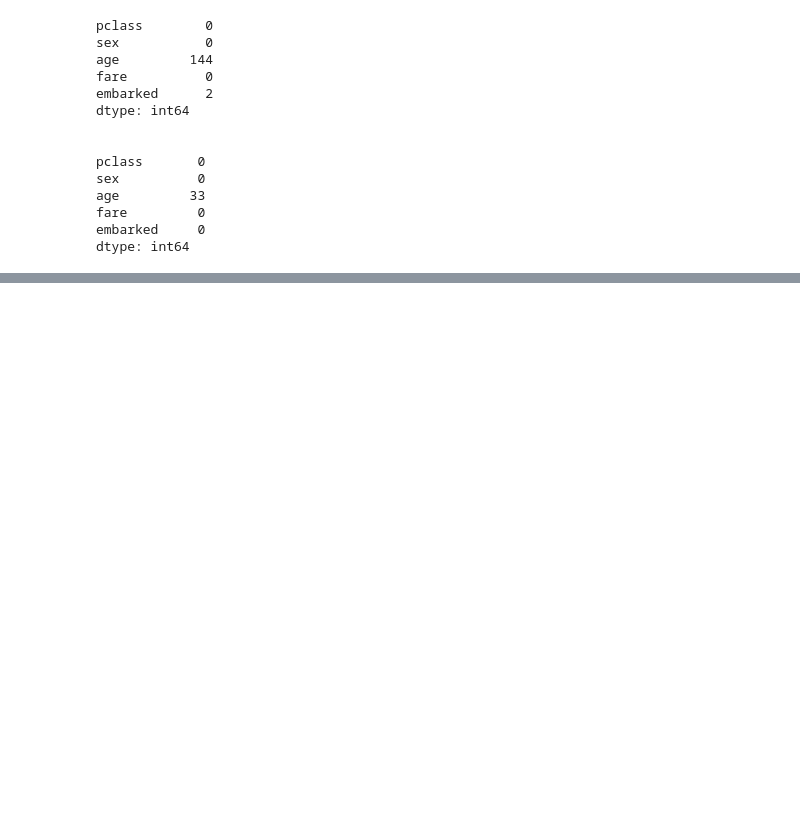
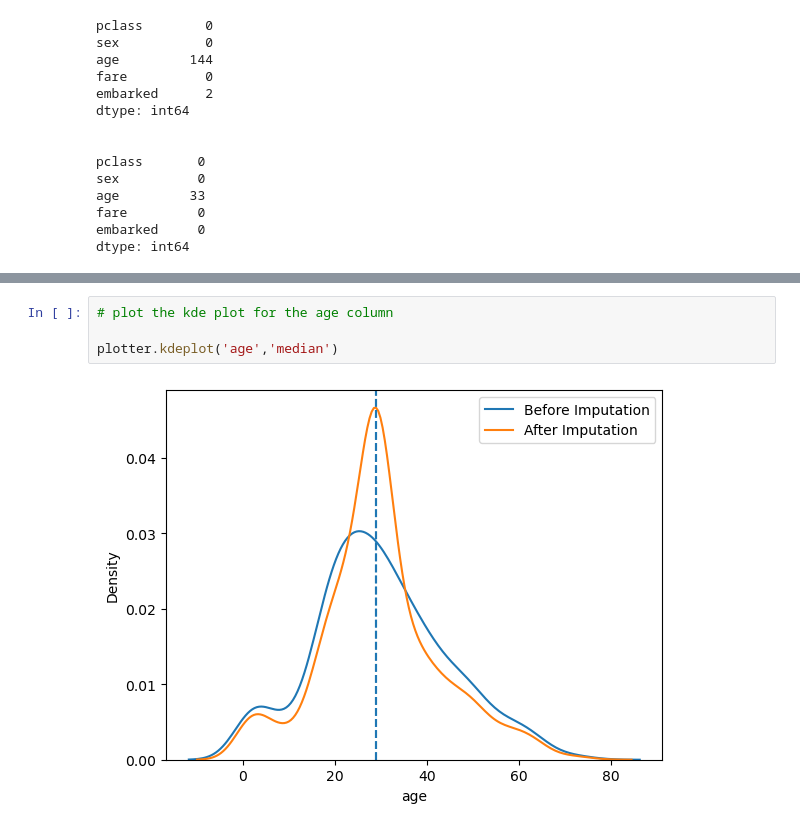
Before and after one commit to Himanshu-1703/Missing_values_imputation, a Jupyter notebook: Mean Median Imputation.ipynb, the cells around one changed output, grey strips where cells are left out. Drawn from its saved outputs; the diff is of its cells as text; blank space fills up the shorter version.

```diff
--- a/Mean Median Imputation.ipynb
+++ b/Mean Median Imputation.ipynb
@@ -140,0 +317,6 @@ MyImputer(X_train,mapper)
+# %%
+# plot the kde plot for the age column
+
+plotter.kdeplot('age','median')
+# %% [output]
+[figure, added]
```
Also changed, not shown: parts of 14 cells of this notebook.
